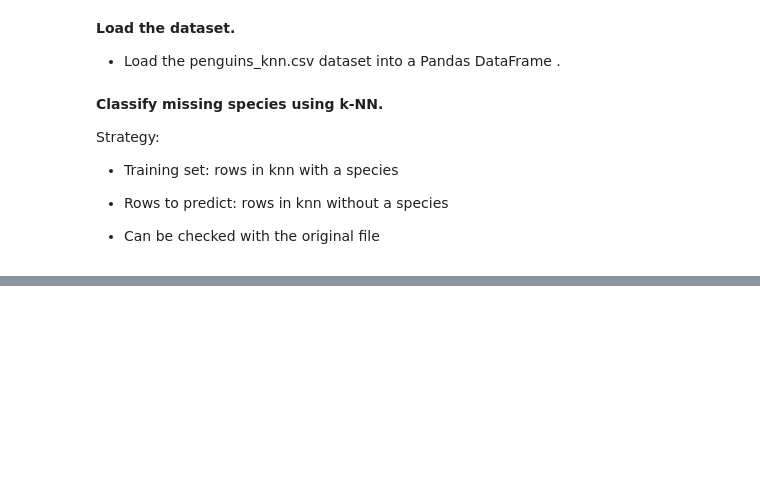
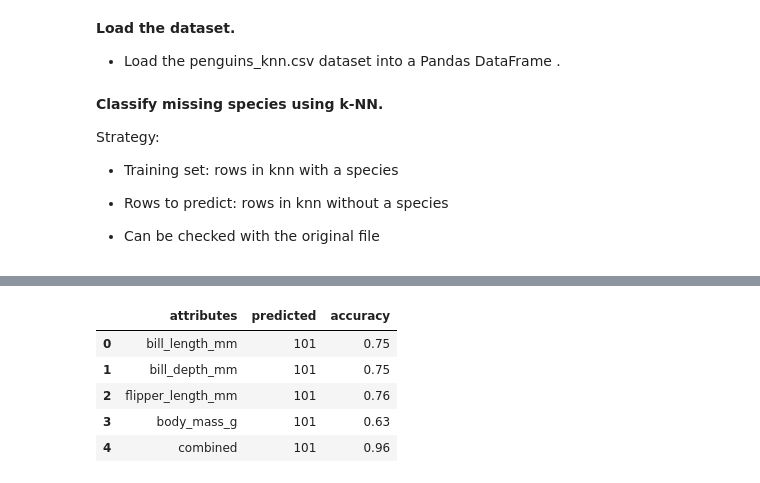
Before and after one commit to hellyhornbek/dmml-group-project, a Jupyter notebook: Assignment 01/Exercises/Exercise 07.02 (Assignment #01).ipynb, the cells around one changed output, grey strips where cells are left out. Cells and saved outputs as stored; diff of their text form; code cells hidden in the pictures; blank space fills up the shorter version.

```diff
--- a/Assignment 01/Exercises/Exercise 07.02 (Assignment #01).ipynb
+++ b/Assignment 01/Exercises/Exercise 07.02 (Assignment #01).ipynb
@@ -287,0 +294,16 @@ pd.DataFrame(rows)
+# %%
+rows = []
+for name, cols in [(f, [f]) for f in features] + [("combined", features)]:
+    pred = knn_predict(cols, k=5)
+    rows.append({"attributes": name,
+                 "predicted": len(pred),
+                 "accuracy": round(evaluate(pred), 2)})
+
+pd.DataFrame(rows)
+# %% [output]
+|  | attributes | predicted | accuracy |
+| 0 | bill_length_mm | 101 | 0.75 |
+| 1 | bill_depth_mm | 101 | 0.75 |
+| 2 | flipper_length_mm | 101 | 0.76 |
+| 3 | body_mass_g | 101 | 0.63 |
+| 4 | combined | 101 | 0.96 |
```
Also changed, not shown: parts of 9 cells of this notebook.
